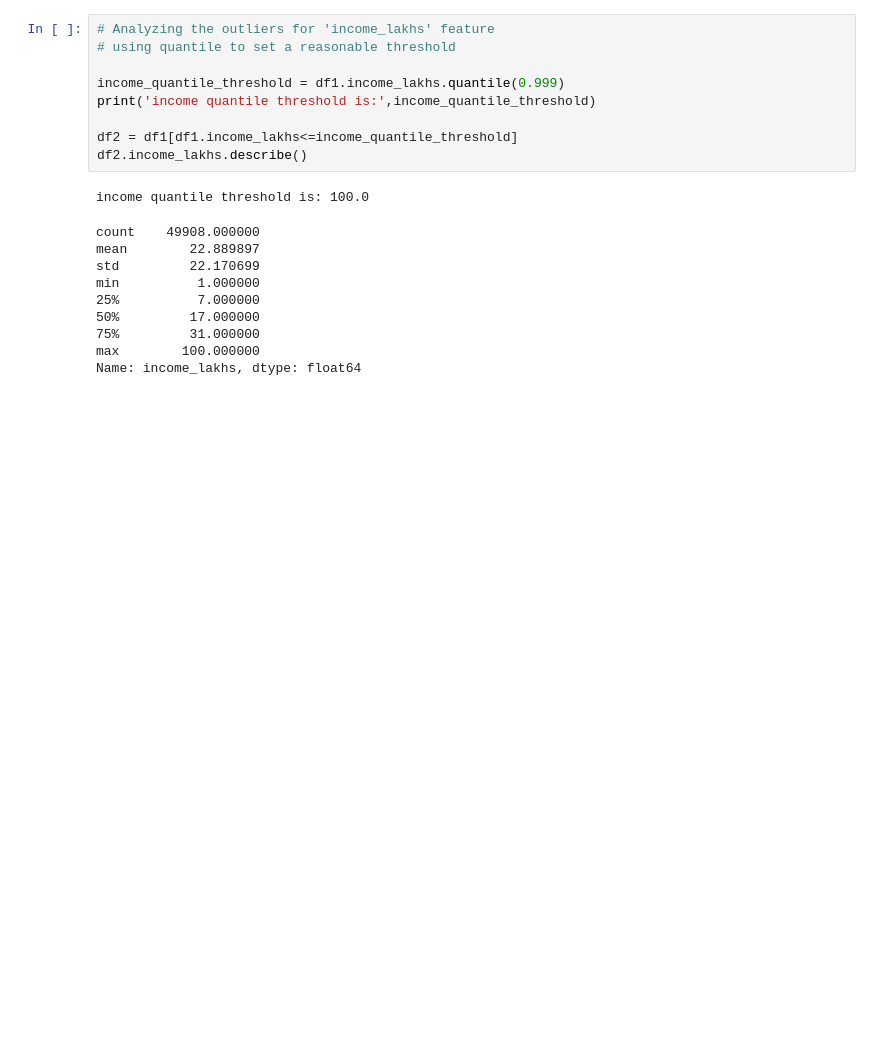
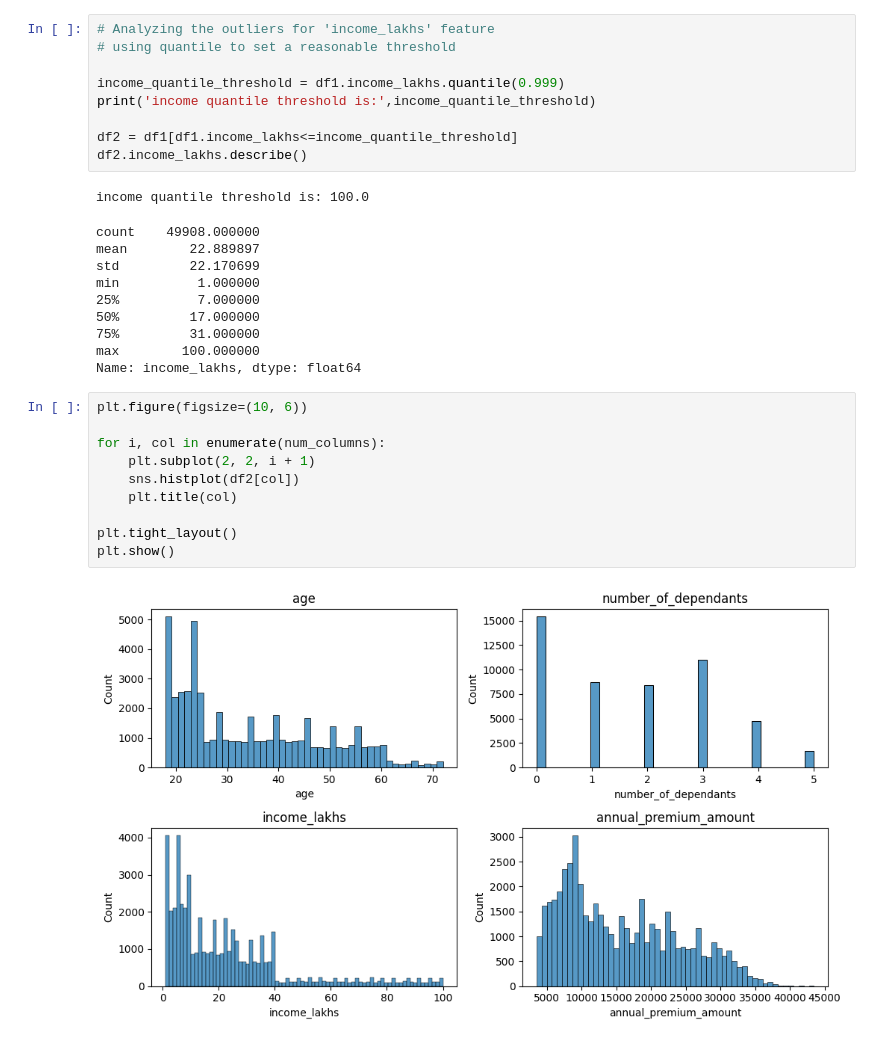
Before and after one commit to sameerdiwse/CareCostPredictor, a Jupyter notebook: CareCostPredictor.ipynb, the cells around one changed output. Drawn from its saved outputs; the diff is of its cells as text; blank space fills up the shorter version.

Commit message:
visualizing data for numeric columns

```diff
--- a/CareCostPredictor.ipynb
+++ b/CareCostPredictor.ipynb
@@ -150,3 +150,15 @@ min          1.000000
 75%         31.000000
 max        100.000000
 Name: income_lakhs, dtype: float64
+# %%
+plt.figure(figsize=(10, 6))
+
+for i, col in enumerate(num_columns):
+    plt.subplot(2, 2, i + 1)
+    sns.histplot(df2[col])
+    plt.title(col)
+
+plt.tight_layout()
+plt.show()
+# %% [output]
+[figure, added]
```
